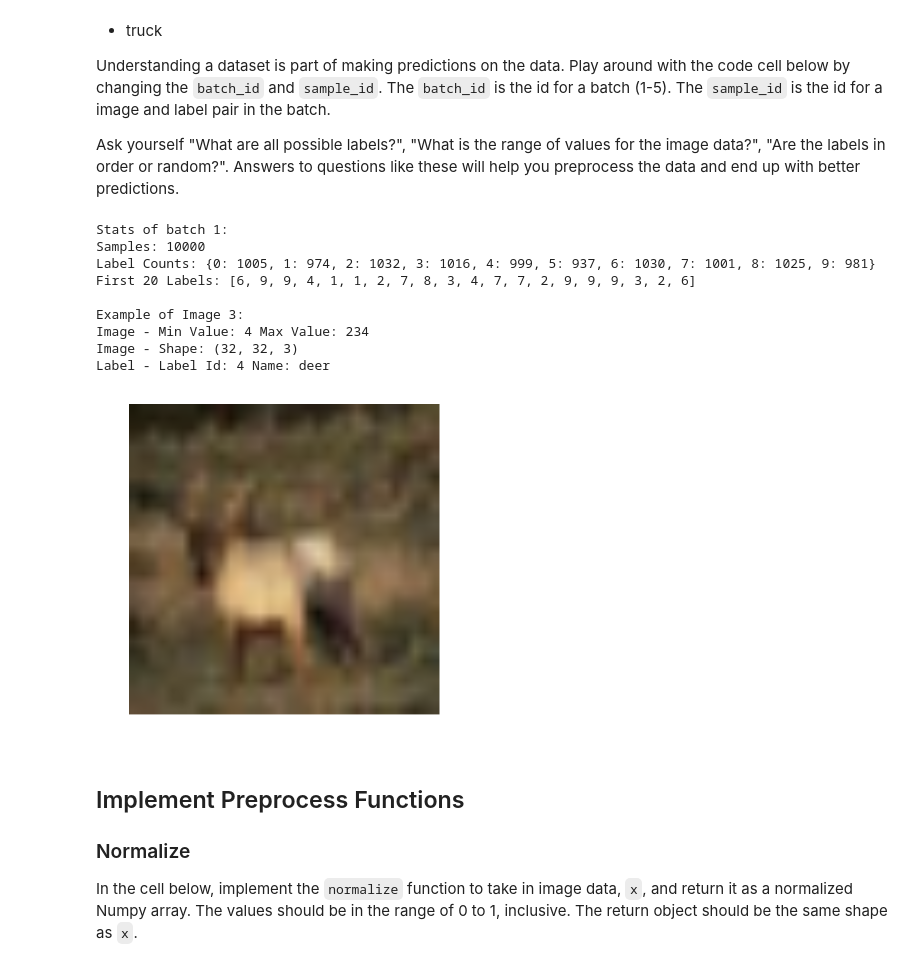
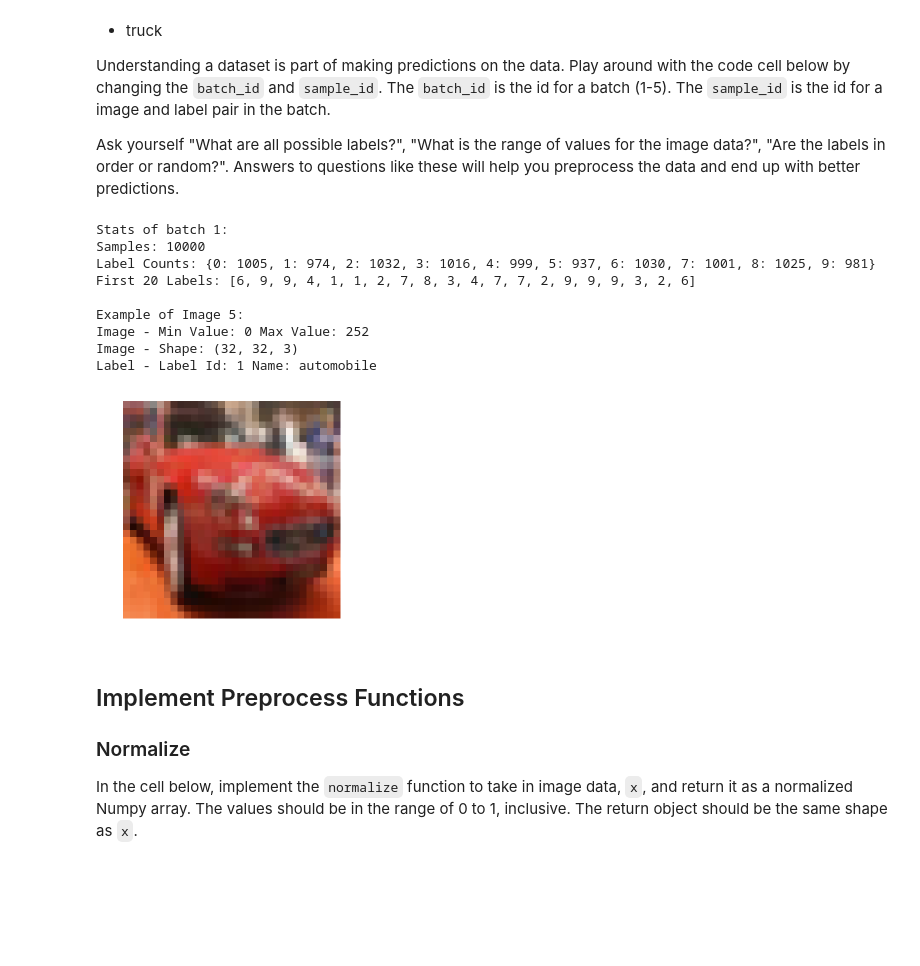
Before and after one commit to JulienWu/Udacity_deep_learning, a Jupyter notebook: image-classification/dlnd_image_classification.ipynb, the cells around one changed output. Drawn from its saved outputs; the diff is of its cells as text; code cells hidden in the pictures; blank space fills up the shorter version.

```diff
--- a/image-classification/dlnd_image_classification.ipynb
+++ b/image-classification/dlnd_image_classification.ipynb
@@ -66,25 +66,25 @@ Ask yourself "What are all possible labels?", "What is the range of values for t
 # %%
 %matplotlib inline
 %config InlineBackend.figure_format = 'retina'
 
 import helper
 import numpy as np
 
 # Explore the dataset
 batch_id = 1
-sample_id = 3
+sample_id = 5
 helper.display_stats(cifar10_dataset_folder_path, batch_id, sample_id)
 # %% [output]
 Stats of batch 1:
 Samples: 10000
 Label Counts: {0: 1005, 1: 974, 2: 1032, 3: 1016, 4: 999, 5: 937, 6: 1030, 7: 1001, 8: 1025, 9: 981}
 First 20 Labels: [6, 9, 9, 4, 1, 1, 2, 7, 8, 3, 4, 7, 7, 2, 9, 9, 9, 3, 2, 6]
 
-Example of Image 3:
-Image - Min Value: 4 Max Value: 234
+Example of Image 5:
+Image - Min Value: 0 Max Value: 252
 Image - Shape: (32, 32, 3)
-Label - Label Id: 4 Name: deer
+Label - Label Id: 1 Name: automobile
-[figure, old version]
+[figure, new version]
 # %% [markdown]
 ## Implement Preprocess Functions
 ### Normalize
```
Also changed, not shown: parts of 13 cells of this notebook, 1 other file.
